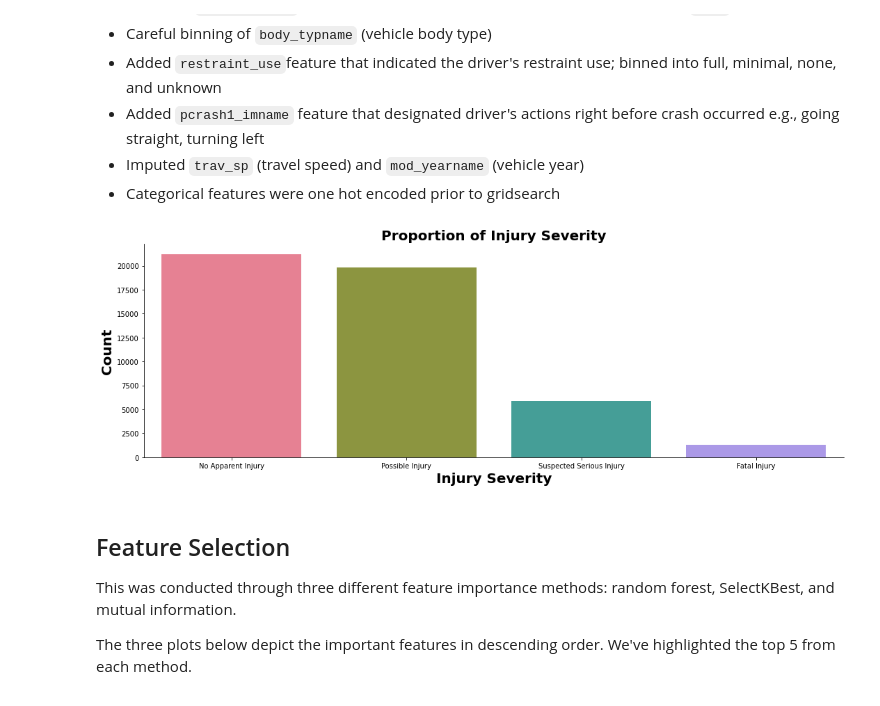
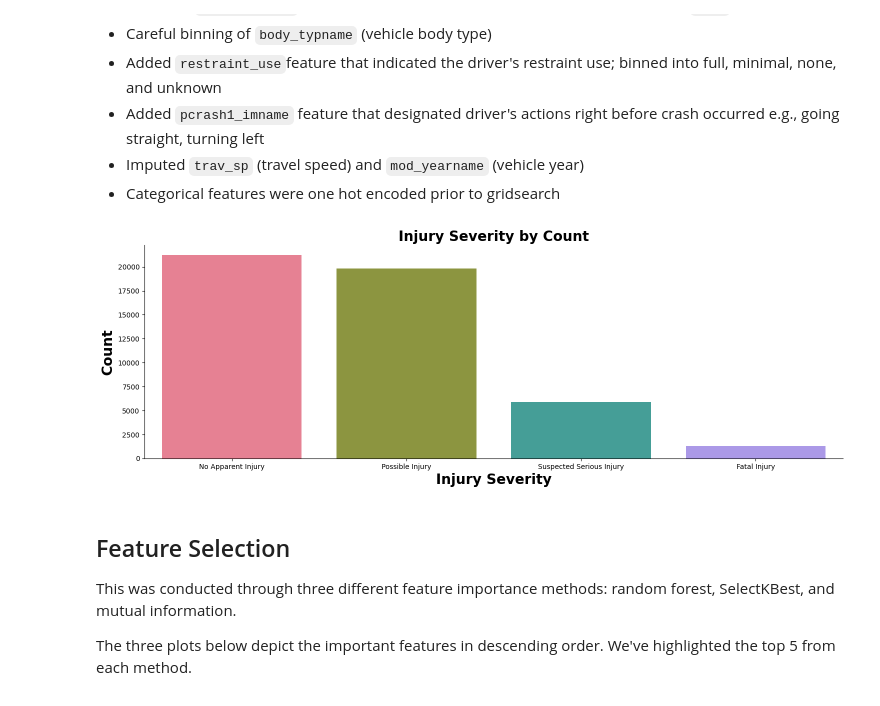
Before and after one commit to BradenAnderson/Accident_Severity_Prediction, a Jupyter notebook: BradenEDIT_AndersonLamWeeda_MiniLab_Draft - Copy.ipynb, the cells around one changed output. Drawn from its saved outputs; the diff is of its cells as text; code cells hidden in the pictures.

```diff
--- a/BradenEDIT_AndersonLamWeeda_MiniLab_Draft - Copy.ipynb
+++ b/BradenEDIT_AndersonLamWeeda_MiniLab_Draft - Copy.ipynb
@@ -554,16 +554,16 @@ Some changes we made post-EDA:
 # %%
 sns.catplot(data = df,
             x='maxsev_imname',
             kind="count",
             order=['No Apparent Injury','Possible Injury','Suspected Serious Injury', 'Fatal Injury'],
             height=5,
             aspect=3,
             palette='husl');
 plt.xlabel('Injury Severity', size=20, weight=1000)
 plt.ylabel('Count', size=20, weight=1000)
-plt.title("Proportion of Injury Severity", size=20, weight=1000);
+plt.title("Injury Severity by Count", size=20, weight=1000);
 # %% [output]
-[figure, old version]
+[figure, new version]
 # %% [markdown]
 ## Feature Selection
 
```
Also changed, not shown: parts of 3 cells of this notebook.
